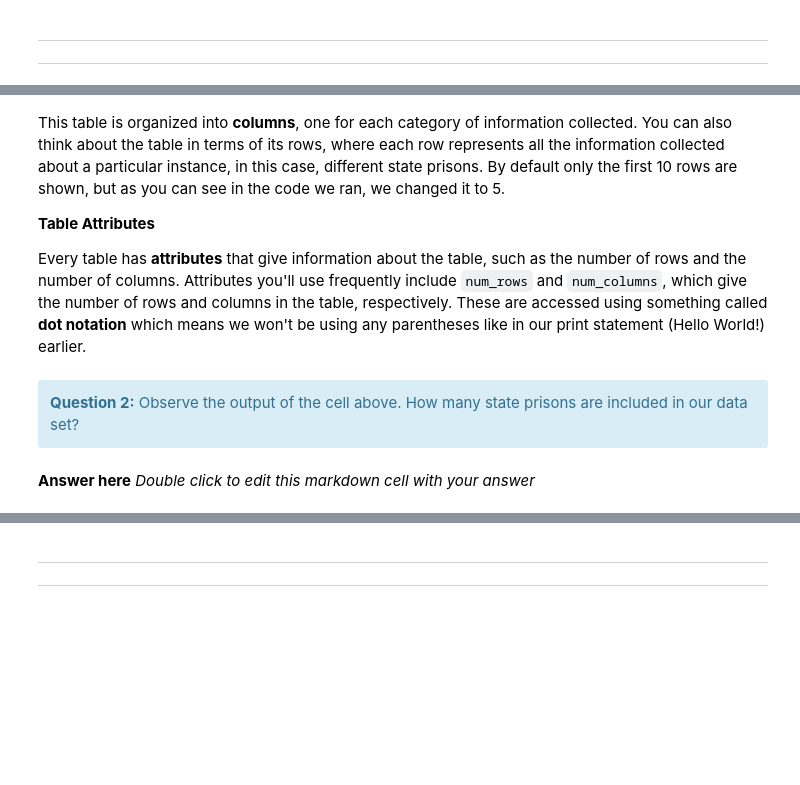
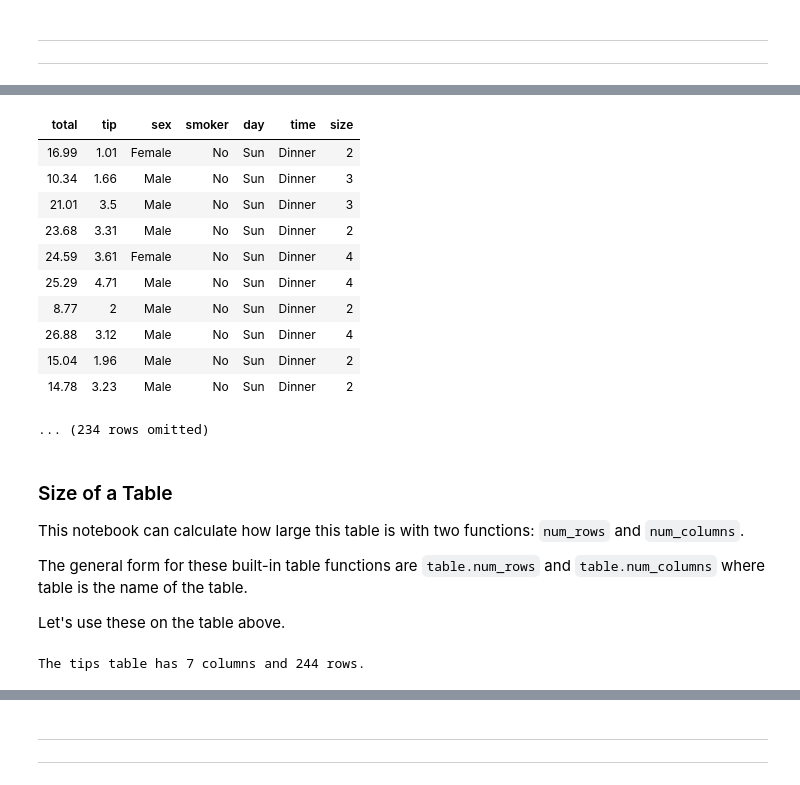
Before and after one commit to ds-modules/IB-C32, a Jupyter notebook: intro/intro.ipynb, the cells around one changed output, grey strips where cells are left out. Cells and saved outputs as stored; diff of their text form; code cells hidden in the pictures; blank space fills up the shorter version.

Commit message:
add tables section

```diff
--- a/intro/intro.ipynb
+++ b/intro/intro.ipynb
@@ -517,9 +532,16 @@ In most cases, when interacting with data you will be working with **tables**. I
 # %%
-prisons = Table.read_table("data/monthly_cdcr.csv") #Here we see an assignment statement
-prisons
+tips = Table.read_table("tips.csv") #Here we see an assignment statement
+tips
+# %% [output]
+| total | tip | sex | smoker | day | time | size |
+| 16.99 | 1.01 | Female | No | Sun | Dinner | 2 |
+| 10.34 | 1.66 | Male | No | Sun | Dinner | 3 |
+| 21.01 | 3.5 | Male | No | Sun | Dinner | 3 |
+| 23.68 | 3.31 | Male | No | Sun | Dinner | 2 |
+| 24.59 | 3.61 | Female | No | Sun | Dinner | 4 |
+| 25.29 | 4.71 | Male | No | Sun | Dinner | 4 |
+| 8.77 | 2 | Male | No | Sun | Dinner | 2 |
+| 26.88 | 3.12 | Male | No | Sun | Dinner | 4 |
+| 15.04 | 1.96 | Male | No | Sun | Dinner | 2 |
+| 14.78 | 3.23 | Male | No | Sun | Dinner | 2 |
+... (234 rows omitted)
-# %% [markdown]
-This table is organized into **columns**, one for each category of information collected. You can also think about the table in terms of its rows, where each row represents all the information collected about a particular instance, in this case, different state prisons. By default only the first 10 rows are shown, but as you can see in the code we ran, we changed it to 5.
-
-**Table Attributes**
-
-Every table has **attributes** that give information about the table, such as the number of rows and the number of columns. Attributes you'll use frequently include `num_rows` and `num_columns`, which give the number of rows and columns in the table, respectively. These are accessed using something called **dot notation** which means we won't be using any parentheses like in our print statement (Hello World!) earlier.
@@ -530,16 +548,14 @@ prisons.num_rows # Get the number of rows
-# %% [markdown]
-<!-- BEGIN QUESTION -->
-
-<div class="alert alert-block alert-info">
-<b>Question 2:</b>
-Observe the output of the cell above. How many state prisons are included in our data set?
-</div>
-
-<!--
-BEGIN QUESTION
-name: Q2
-points: 1
-manual: true
--->
-# %% [markdown]
-**Answer here** *Double click to edit this markdown cell with your answer*
+# %% [markdown]
+### Size of a Table
+
+This notebook can calculate how large this table is with two functions: `num_rows` and `num_columns`.
+
+The general form for these built-in table functions are `table.num_rows` and `table.num_columns` where table is the name of the table.
+
+Let's use these on the table above.
+# %%
+cols = tips.num_columns
+rows = tips.num_rows
+print("The tips table has", cols, "columns and", rows, "rows.")
+# %% [output]
+The tips table has 7 columns and 244 rows.
```
Also changed, not shown: parts of 12 cells of this notebook.
